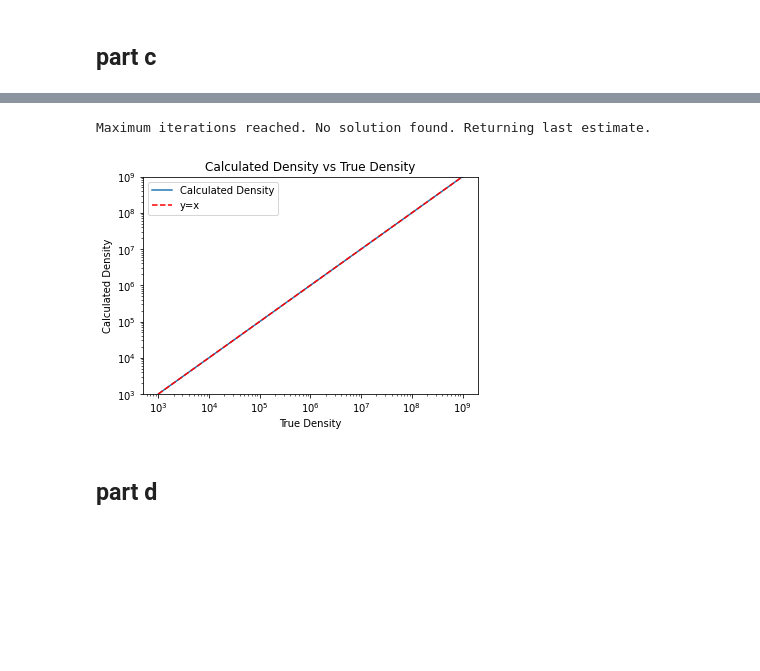
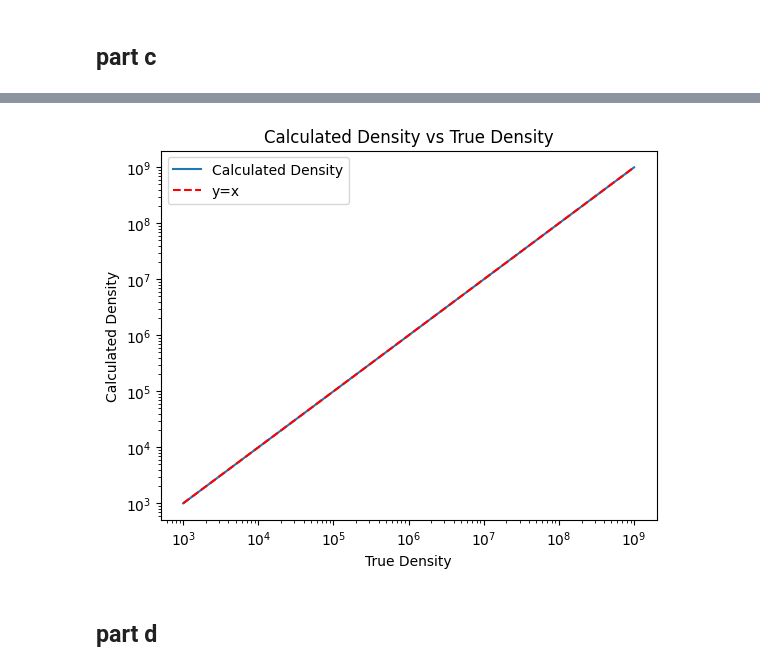
Before and after one commit to thomas-03/homework, a Jupyter notebook: 5460_HW1.ipynb, the cells around one changed output, grey strips where cells are left out. Saved outputs shown, nothing was run; the diff lists cells and outputs as text; code cells hidden in the pictures; blank space fills up the shorter version.

```diff
--- a/5460_HW1.ipynb
+++ b/5460_HW1.ipynb
@@ -83,22 +89,25 @@ def newton_raphson(func, dfunc, x0, tol=1e-10, max_iter=100000):
     print("Maximum iterations reached. No solution found. Returning last estimate.")
     return x
 # %%
-def rho_from_P(Pin, tol=1e-8, relativistic=False):
+def rho_from_P(Pin, tol=1e-5):
+    #print(f"Finding rho for P = {Pin}")
     #in the following cases, r represents rho
-    func = lambda r:P_from_rho(r) -Pin
+    func = lambda r:Pin-P_from_rho(r)
 
     #df/dr = dP/dphi*dphi/dx*dx/dr
     dxdr = lambda r: (hbar/(me*c))*((3*np.pi**2/(m_u*mu_e))**(1/3))*1/(3*r**(2/3))
     dpdphi = me*c**2/(hbar/(me*c))**3
     # I did the derivative by hand originally, but I messed it up I think by forgetting a sign somewhere, this is from derivative calculator
     dphidx = lambda x: (1/(3*np.pi**2)) * x**4 / np.sqrt(1+x**2)
-    dfunc = lambda r: dpdphi*dphidx(x_from_rho(r))*dxdr(r)
+    dfunc = lambda r: -dpdphi*dphidx(x_from_rho(r))*dxdr(r)
 
-    if relativistic:
+
+    if Pin>=P_from_rho(1e6):
         k = 3**(1/3)*np.pi**(2/3)*hbar*c/(4*mu_e**(4/3)*m_u**(4/3))
         r0 = (Pin/k)**(3/4)
     else:
         k = 3**(2/3)*np.pi**(4/3)*hbar**2/(5*mu_e**(5/3)*m_u**(5/3)*me)
         r0 = (Pin/k)**(3/5)
-    r_sol = newton_raphson(func, dfunc, r0, tol=tol)
+    #r_sol = newton_raphson(func, dfunc, r0, tol=tol)
+    r_sol = opt.newton(func, r0,tol=tol)
     return r_sol
@@ -105,21 +131,19 @@ def rho_from_P(Pin, tol=1e-8, relativistic=False):
 # %%
 #testing rho_from_P
 true_rho = np.logspace(3,9,100)
 true_P = [P_from_rho(r) for r in true_rho]
 calc_rho = [rho_from_P(p) for p in true_P]
 plt.plot(true_rho, calc_rho,label='Calculated Density')
 plt.plot(np.logspace(3,9,10), np.logspace(3,9,10), linestyle='--', color='red', label='y=x')
 plt.xscale("log")
 plt.yscale("log")
-plt.ylim(1e3,1e9)
 plt.title("Calculated Density vs True Density")
 plt.xlabel("True Density")
 plt.ylabel("Calculated Density")
 plt.legend()
 plt.show()
 # %% [output]
-Maximum iterations reached. No solution found. Returning last estimate.
-[figure, old version]
+[figure, new version]
 # %% [markdown]
 ## part d
 # %%
```
Also changed, not shown: parts of 14 cells of this notebook, 2 other files.
